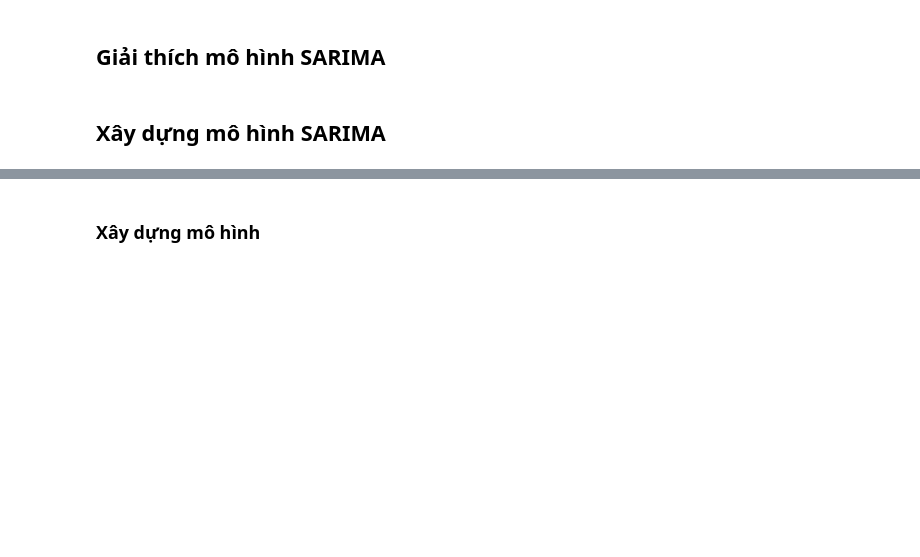
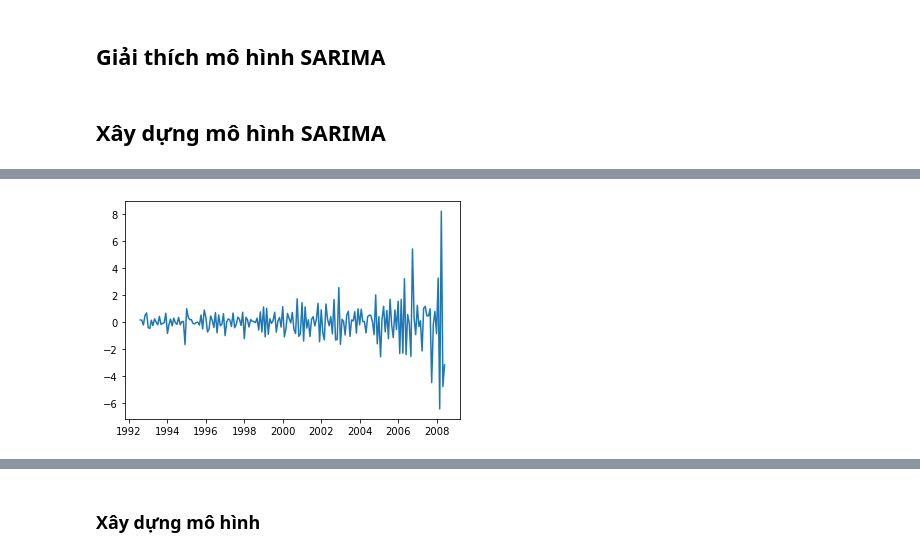
Before and after one commit to mdnam2410/hcmus-da, a Jupyter notebook: hw4/hw4.ipynb, the cells around one changed output, grey strips where cells are left out. Saved outputs shown, nothing was run; the diff lists cells and outputs as text; code cells hidden in the pictures; blank space fills up the shorter version.

```diff
--- a/hw4/hw4.ipynb
+++ b/hw4/hw4.ipynb
@@ -118,0 +52,4 @@ for i in range(difference_order + 1):
+# %%
+plt.plot(df['seasonal_removed_diff1']);
+# %% [output]
+[figure, added]
```
Also changed, not shown: parts of 31 cells of this notebook.
